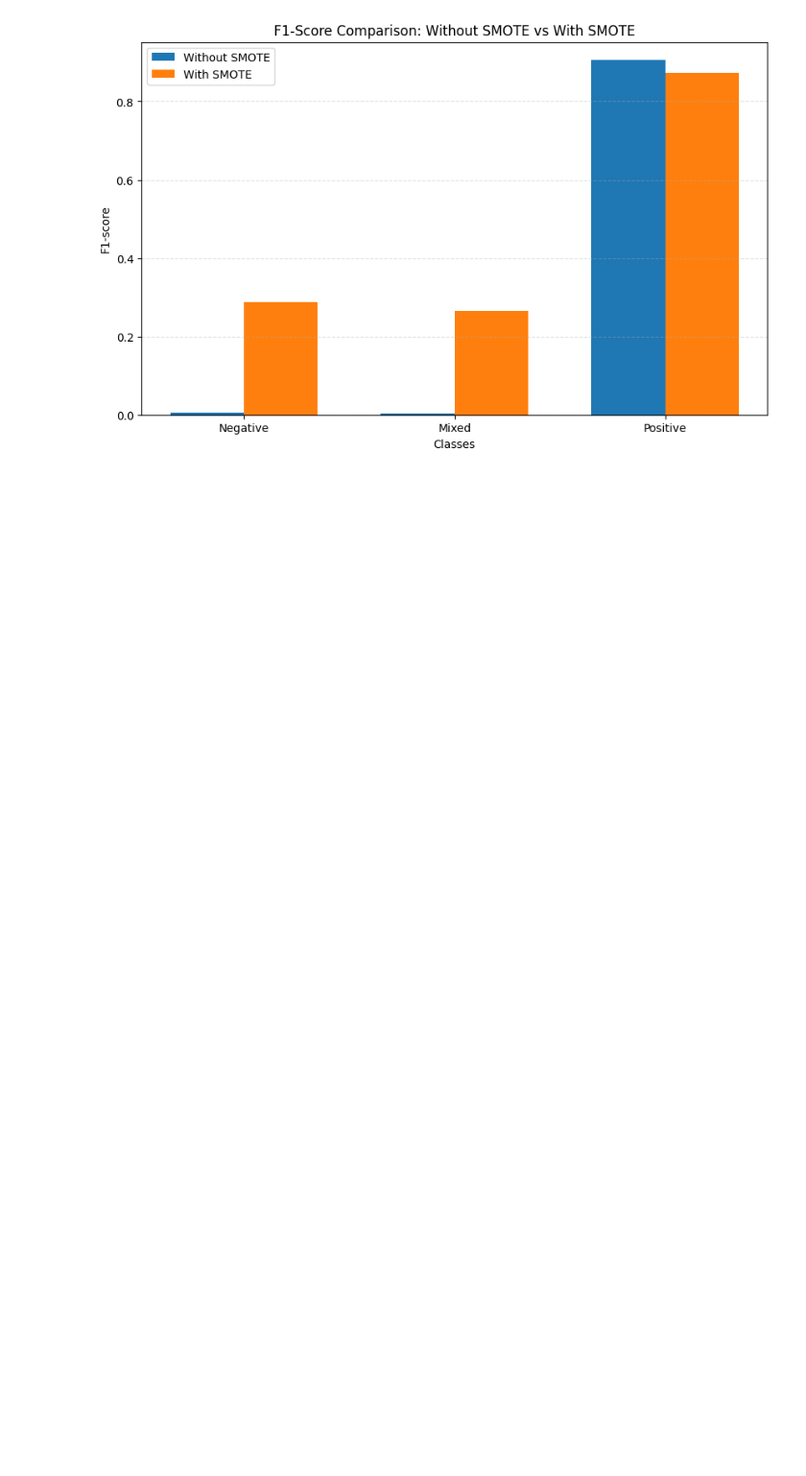
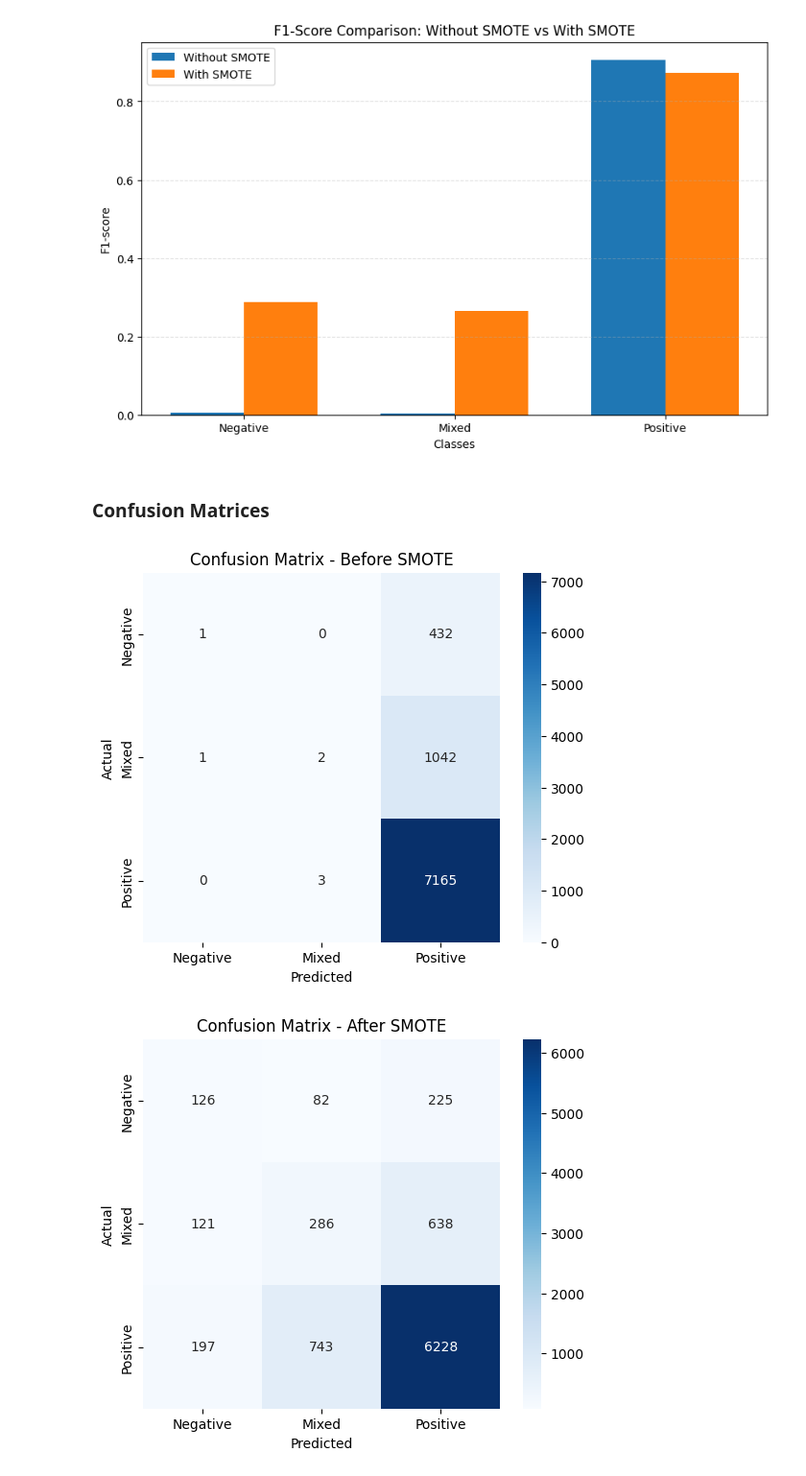
Before and after one commit to Pontakorn-Wich/Mini_project, a Jupyter notebook: Sentiment_Clasification/Classification.ipynb, the cells around one changed output. Shown at 96% size. Saved outputs shown, nothing was run; the diff lists cells and outputs as text; code cells hidden in the pictures; blank space fills up the shorter version.

Commit message:
feat: add last confusion metrix

```diff
--- a/Sentiment_Clasification/Classification.ipynb
+++ b/Sentiment_Clasification/Classification.ipynb
@@ -342,8 +342,8 @@ print(f"   ✓ Model trained successfully")
 # %%
 # Make predictions
 print(f"\n6. Making predictions on test set...")
-y_pred_sent = classifier_sent.predict(embeddings_test_sent)
-accuracy_sent = accuracy_score(y_test_sent, y_pred_sent)
+y_pred_sent_smote = classifier_sent.predict(embeddings_test_sent)
+accuracy_sent = accuracy_score(y_test_sent, y_pred_sent_smote)
 print(f"   ✓ Predictions completed")
 
 # Display results
@@ -355,16 +355,16 @@ print(f"\nAccuracy (Overall): {accuracy_sent:.4f} ({accuracy_sent*100:.2f}%)\n")
 print(f"Classification Report:")
 # Use the original, unresampled test labels (y_test_sent) for evaluation
 
-smote_report = classification_report(y_test_sent, y_pred_sent, labels=[0, 1, 2], target_names=['Negative', 'Mixed', 'Positive'], digits=4)
+smote_report = classification_report(y_test_sent, y_pred_sent_smote, labels=[0, 1, 2], target_names=['Negative', 'Mixed', 'Positive'], digits=4)
 print(smote_report)
 
 # Confusion Matrix
-cm_sent = confusion_matrix(y_test_sent, y_pred_sent, labels=[0, 1, 2])
+cm_sent_smote = confusion_matrix(y_test_sent, y_pred_sent_smote, labels=[0, 1, 2])
 print(f"Confusion Matrix (Test Set):")
 print(f"     Predicted Negative   Predicted Mixed   Predicted Positive")
-print(f"Actual Negative     {cm_sent[0, 0]:>6}              {cm_sent[0, 1]:>6}             {cm_sent[0, 2]:>6}")
-print(f"Actual Mixed        {cm_sent[1, 0]:>6}              {cm_sent[1, 1]:>6}             {cm_sent[1, 2]:>6}")
-print(f"Actual Positive     {cm_sent[2, 0]:>6}              {cm_sent[2, 1]:>6}             {cm_sent[2, 2]:>6}")
+print(f"Actual Negative     {cm_sent_smote[0, 0]:>6}         {cm_sent_smote[0, 1]:>6}        {cm_sent_smote[0, 2]:>6}")
+print(f"Actual Mixed        {cm_sent_smote[1, 0]:>6}         {cm_sent_smote[1, 1]:>6}        {cm_sent_smote[1, 2]:>6}")
+print(f"Actual Positive     {cm_sent_smote[2, 0]:>6}         {cm_sent_smote[2, 1]:>6}        {cm_sent_smote[2, 2]:>6}")
 
 print("\n" + "=" * 120)
 # %% [output]
@@ -430,8 +432,8 @@ print(f"   ✓ Model trained successfully")
 # %%
 # Make predictions
 print(f"\n7. Making predictions on test set...")
-y_pred_sent = classifier_sent.predict(embeddings_test_sent)
-accuracy_sent = accuracy_score(y_test_sent, y_pred_sent)
+y_pred_sent_original = classifier_sent.predict(embeddings_test_sent)
+accuracy_sent = accuracy_score(y_test_sent, y_pred_sent_original)
 print(f"   ✓ Predictions completed")
 
 # Display results
@@ -443,16 +445,16 @@ print(f"\nAccuracy: {accuracy_sent:.4f} ({accuracy_sent*100:.2f}%)\n")
 print(f"Classification Report:")
 
 
-original_report = classification_report(y_test_sent, y_pred_sent, labels=[0, 1, 2], target_names=['Negative', 'Mixed', 'Positive'], digits=4)
+original_report = classification_report(y_test_sent, y_pred_sent_original, labels=[0, 1, 2], target_names=['Negative', 'Mixed', 'Positive'], digits=4)
 print(original_report)
 
 # Confusion Matrix
-cm_sent = confusion_matrix(y_test_sent, y_pred_sent, labels=[0, 1, 2])
+cm_sent_original = confusion_matrix(y_test_sent, y_pred_sent_original, labels=[0, 1, 2])
 print(f"Confusion Matrix:")
 print(f"                Predicted Negative  Predicted Mixed  Predicted Positive")
-print(f"Actual Negative     {cm_sent[0, 0]:>6}              {cm_sent[0, 1]:>6}             {cm_sent[0, 2]:>6}")
-print(f"Actual Mixed        {cm_sent[1, 0]:>6}              {cm_sent[1, 1]:>6}             {cm_sent[1, 2]:>6}")
-print(f"Actual Positive     {cm_sent[2, 0]:>6}              {cm_sent[2, 1]:>6}             {cm_sent[2, 2]:>6}")
+print(f"Actual Negative     {cm_sent_original[0, 0]:>6}      {cm_sent_original[0, 1]:>6}        {cm_sent_original[0, 2]:>6}")
+print(f"Actual Mixed        {cm_sent_original[1, 0]:>6}      {cm_sent_original[1, 1]:>6}        {cm_sent_original[1, 2]:>6}")
+print(f"Actual Positive     {cm_sent_original[2, 0]:>6}      {cm_sent_original[2, 1]:>6}        {cm_sent_original[2, 2]:>6}")
 
 print("\n" + "=" * 120)
 # %% [output]
@@ -551,3 +556,24 @@ plot_comparison(df_original, df_smote, "f1-score",
 [figure]
 [figure]
 [figure]
+# %% [markdown]
+### Confusion Matrices
+# %%
+cm_original = cm_sent_original
+cm_smote = cm_sent_smote
+
+def plot_confusion_matrix(cm, title):
+    plt.figure(figsize=(6, 5))
+    sns.heatmap(cm, annot=True, fmt="d", cmap="Blues",
+                xticklabels=["Negative", "Mixed", "Positive"],
+                yticklabels=["Negative", "Mixed", "Positive"])
+    plt.xlabel("Predicted")
+    plt.ylabel("Actual")
+    plt.title(title)
+    plt.show()
+# %%
+plot_confusion_matrix(cm_original, "Confusion Matrix - Before SMOTE")
+plot_confusion_matrix(cm_smote, "Confusion Matrix - After SMOTE")
+# %% [output]
+[figure, added]
+[figure, added]
```
Also changed, not shown: parts of 6 cells of this notebook.
